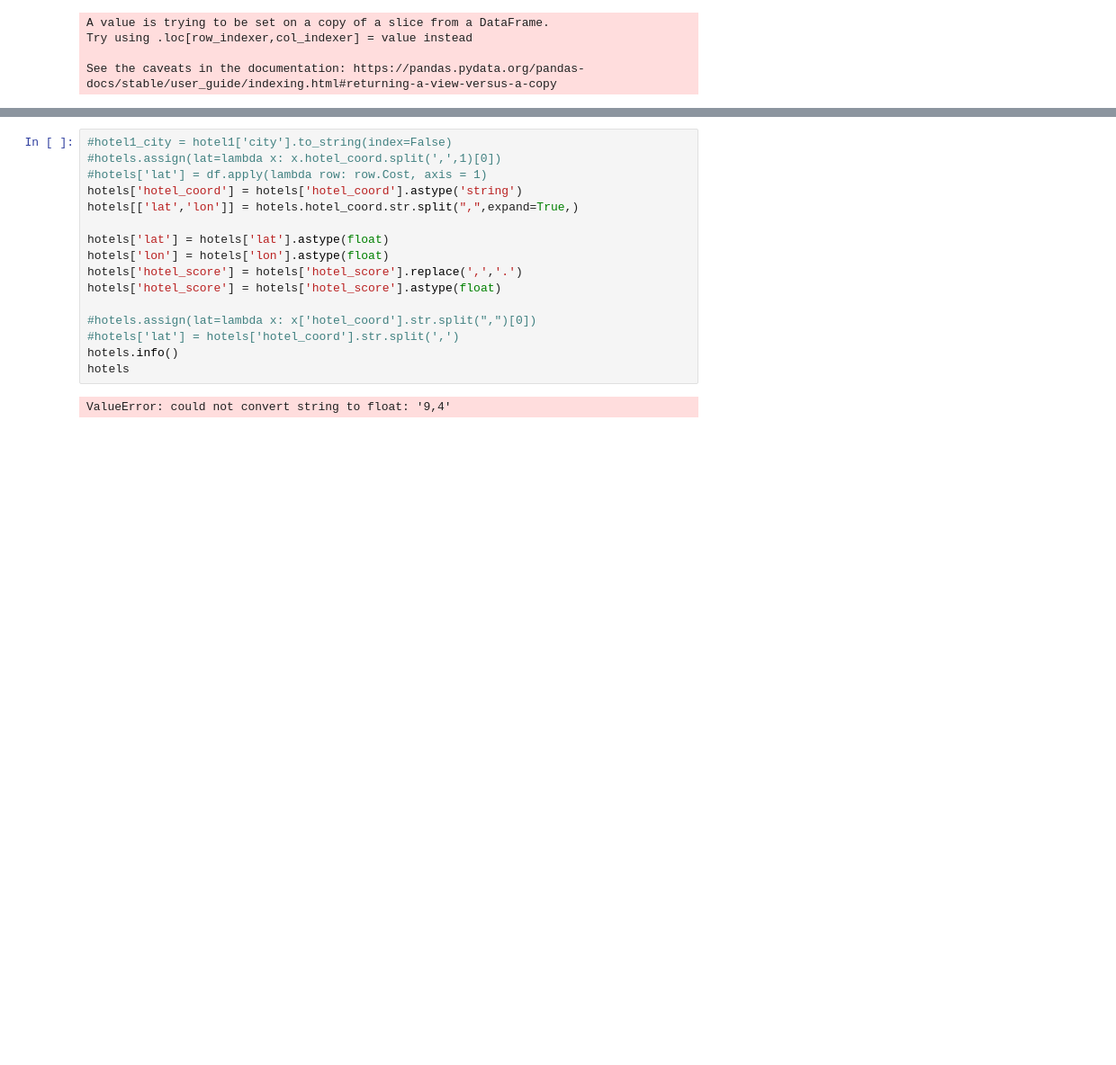
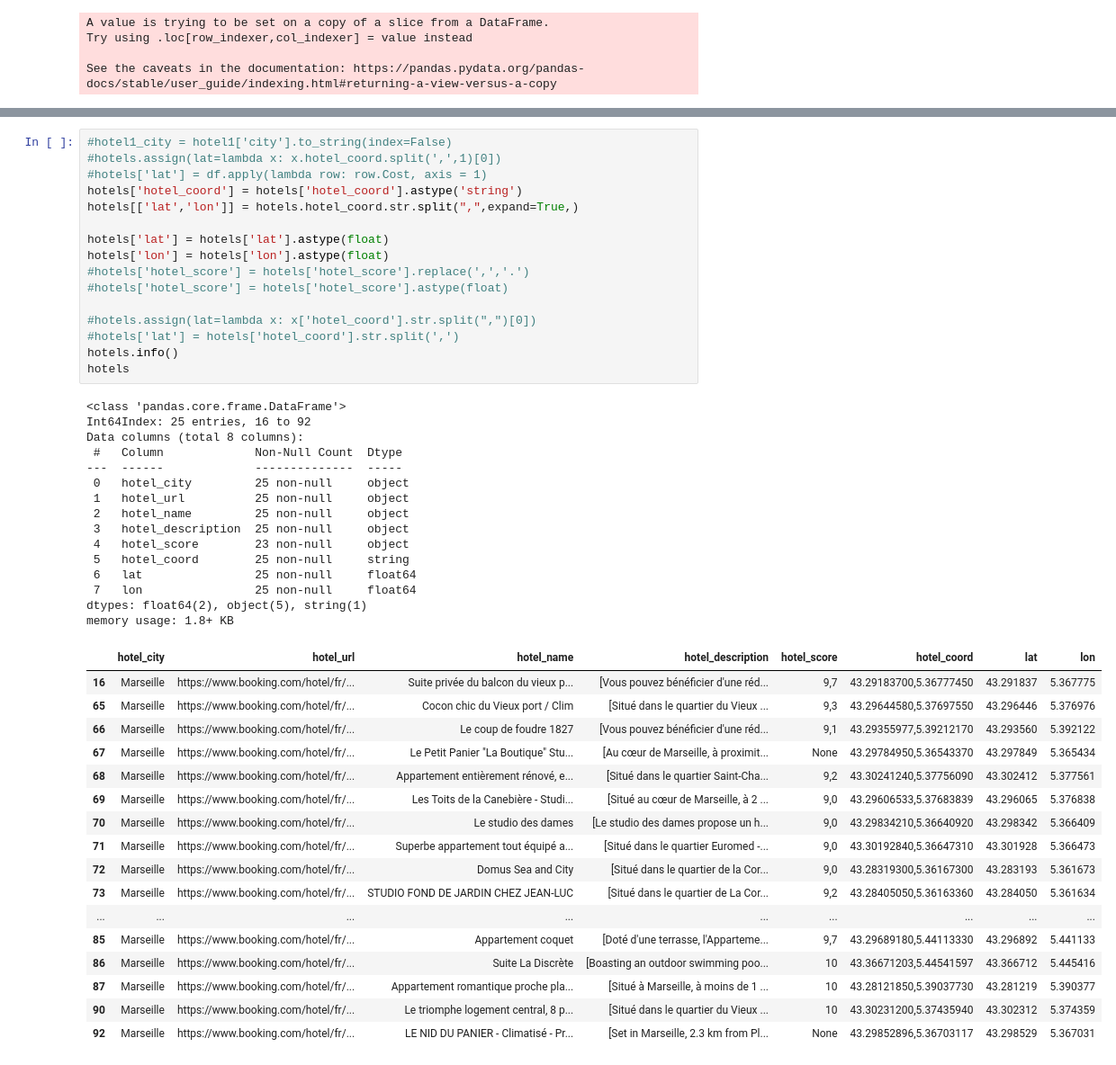
Before and after one commit to dafrd/kayak, a Jupyter notebook: gps.ipynb, the cells around one changed output, grey strips where cells are left out. Shown at 90% size. Saved outputs shown, nothing was run; the diff lists cells and outputs as text; blank space fills up the shorter version.

```diff
--- a/gps.ipynb
+++ b/gps.ipynb
@@ -340,21 +342,52 @@ See the caveats in the documentation: https://pandas.pydata.org/pandas-docs/stab
 # %%
 #hotel1_city = hotel1['city'].to_string(index=False)
 #hotels.assign(lat=lambda x: x.hotel_coord.split(',',1)[0])
 #hotels['lat'] = df.apply(lambda row: row.Cost, axis = 1)
 hotels['hotel_coord'] = hotels['hotel_coord'].astype('string')
 hotels[['lat','lon']] = hotels.hotel_coord.str.split(",",expand=True,)
 
 hotels['lat'] = hotels['lat'].astype(float)
 hotels['lon'] = hotels['lon'].astype(float)
-hotels['hotel_score'] = hotels['hotel_score'].replace(',','.')
-hotels['hotel_score'] = hotels['hotel_score'].astype(float)
+#hotels['hotel_score'] = hotels['hotel_score'].replace(',','.')
+#hotels['hotel_score'] = hotels['hotel_score'].astype(float)
 
 #hotels.assign(lat=lambda x: x['hotel_coord'].str.split(",")[0])
 #hotels['lat'] = hotels['hotel_coord'].str.split(',')
 hotels.info()
 hotels
 # %% [output]
-ValueError: could not convert string to float: '9,4'
+<class 'pandas.core.frame.DataFrame'>
+Int64Index: 25 entries, 16 to 92
+Data columns (total 8 columns):
+ #   Column             Non-Null Count  Dtype
+---  ------             --------------  -----
+ 0   hotel_city         25 non-null     object
+ 1   hotel_url          25 non-null     object
+ 2   hotel_name         25 non-null     object
+ 3   hotel_description  25 non-null     object
+ 4   hotel_score        23 non-null     object
+ 5   hotel_coord        25 non-null     string
+ 6   lat                25 non-null     float64
+ 7   lon                25 non-null     float64
+dtypes: float64(2), object(5), string(1)
+memory usage: 1.8+ KB
+|  | hotel_city | hotel_url | hotel_name | hotel_description | hotel_score | hotel_coord | lat | lon |
+| 16 | Marseille | https://www.booking.com/hotel/fr/... | Suite privée du balcon du vieux p... | [Vous pouvez bénéficier d'une réd... | 9,7 | 43.29183700,5.36777450 | 43.291837 | 5.367775 |
+| 65 | Marseille | https://www.booking.com/hotel/fr/... | Cocon chic du Vieux port / Clim | [Situé dans le quartier du Vieux ... | 9,3 | 43.29644580,5.37697550 | 43.296446 | 5.376976 |
+| 66 | Marseille | https://www.booking.com/hotel/fr/... | Le coup de foudre 1827 | [Vous pouvez bénéficier d'une réd... | 9,1 | 43.29355977,5.39212170 | 43.293560 | 5.392122 |
+| 67 | Marseille | https://www.booking.com/hotel/fr/... | Le Petit Panier "La Boutique" Stu... | [Au cœur de Marseille, à proximit... | None | 43.29784950,5.36543370 | 43.297849 | 5.365434 |
+| 68 | Marseille | https://www.booking.com/hotel/fr/... | Appartement entièrement rénové, e... | [Situé dans le quartier Saint-Cha... | 9,2 | 43.30241240,5.37756090 | 43.302412 | 5.377561 |
+| 69 | Marseille | https://www.booking.com/hotel/fr/... | Les Toits de la Canebière - Studi... | [Situé au cœur de Marseille, à 2 ... | 9,0 | 43.29606533,5.37683839 | 43.296065 | 5.376838 |
+| 70 | Marseille | https://www.booking.com/hotel/fr/... | Le studio des dames | [Le studio des dames propose un h... | 9,0 | 43.29834210,5.36640920 | 43.298342 | 5.366409 |
+| 71 | Marseille | https://www.booking.com/hotel/fr/... | Superbe appartement tout équipé a... | [Situé dans le quartier Euromed -... | 9,0 | 43.30192840,5.36647310 | 43.301928 | 5.366473 |
+| 72 | Marseille | https://www.booking.com/hotel/fr/... | Domus Sea and City | [Situé dans le quartier de la Cor... | 9,0 | 43.28319300,5.36167300 | 43.283193 | 5.361673 |
+| 73 | Marseille | https://www.booking.com/hotel/fr/... | STUDIO FOND DE JARDIN CHEZ JEAN-LUC | [Situé dans le quartier de La Cor... | 9,2 | 43.28405050,5.36163360 | 43.284050 | 5.361634 |
+| ... | ... | ... | ... | ... | ... | ... | ... | ... |
+| 85 | Marseille | https://www.booking.com/hotel/fr/... | Appartement coquet | [Doté d'une terrasse, l'Apparteme... | 9,7 | 43.29689180,5.44113330 | 43.296892 | 5.441133 |
+| 86 | Marseille | https://www.booking.com/hotel/fr/... | Suite La Discrète | [Boasting an outdoor swimming poo... | 10 | 43.36671203,5.44541597 | 43.366712 | 5.445416 |
+| 87 | Marseille | https://www.booking.com/hotel/fr/... | Appartement romantique proche pla... | [Situé à Marseille, à moins de 1 ... | 10 | 43.28121850,5.39037730 | 43.281219 | 5.390377 |
+| 90 | Marseille | https://www.booking.com/hotel/fr/... | Le triomphe logement central, 8 p... | [Situé dans le quartier du Vieux ... | 10 | 43.30231200,5.37435940 | 43.302312 | 5.374359 |
+| 92 | Marseille | https://www.booking.com/hotel/fr/... | LE NID DU PANIER - Climatisé - Pr... | [Set in Marseille, 2.3 km from Pl... | None | 43.29852896,5.36703117 | 43.298529 | 5.367031 |
 # %%
 px.set_mapbox_access_token(open(".mapbox_token").read())
 #df_car = px.data.carshare()
```
Also changed, not shown: parts of 6 cells of this notebook, 9 other files.
